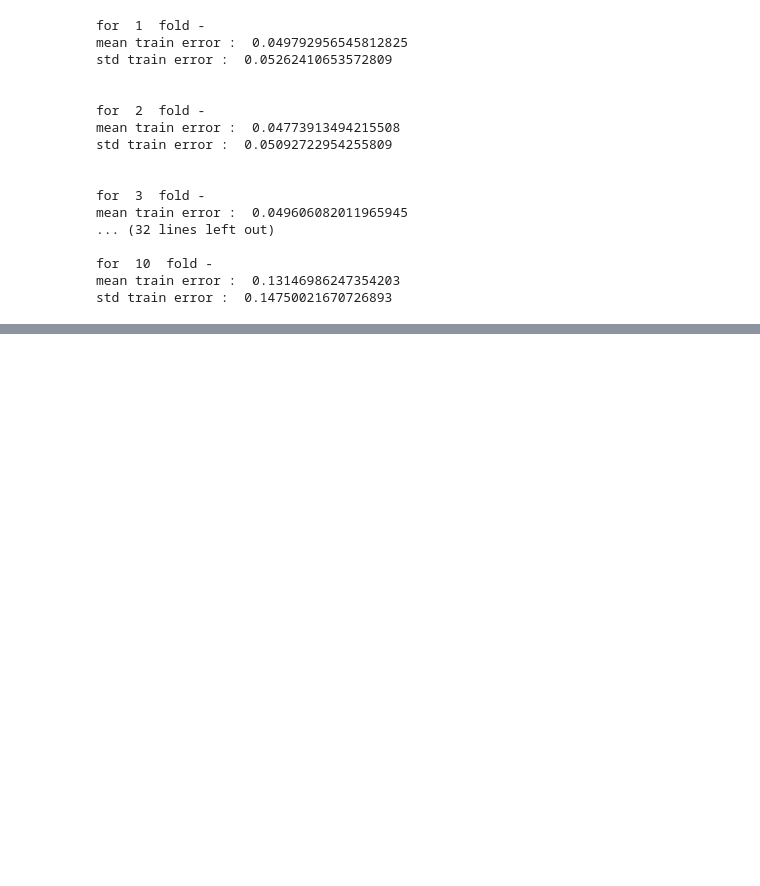
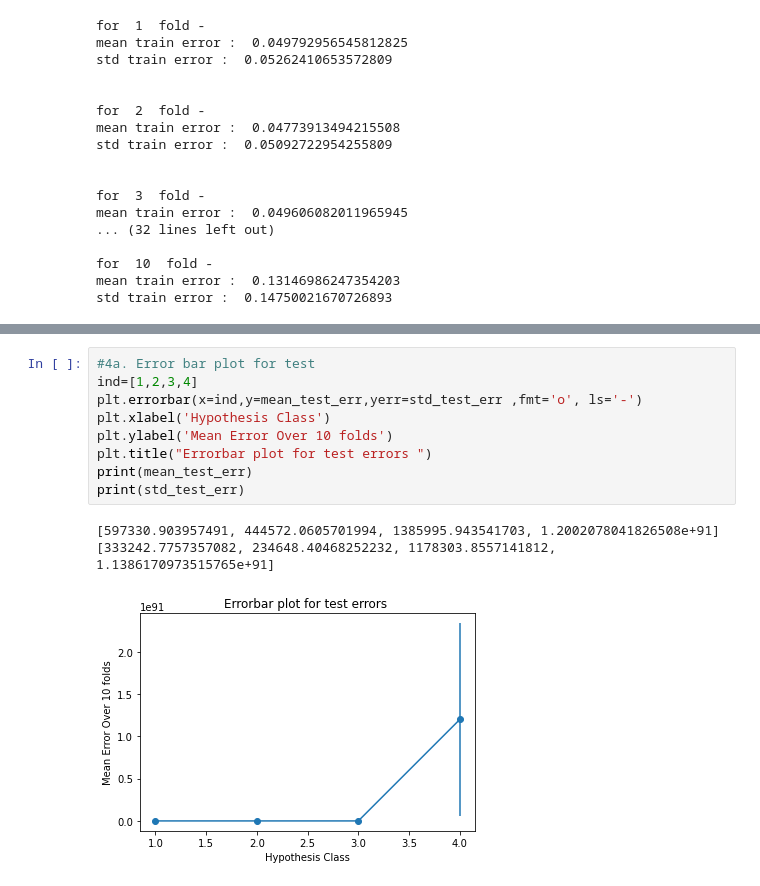
Before and after one commit to chandms/Security_Analytics, a Jupyter notebook: Assignment1/HW1P3.ipynb, the cells around one changed output, grey strips where cells are left out. Saved outputs shown, nothing was run; the diff lists cells and outputs as text; blank space fills up the shorter version.

```diff
--- a/Assignment1/HW1P3.ipynb
+++ b/Assignment1/HW1P3.ipynb
@@ -319,0 +281,13 @@ min training error  0.04773913494215508  at index 2 for Hypothesis  3
+# %%
+#4a. Error bar plot for test
+ind=[1,2,3,4]
+plt.errorbar(x=ind,y=mean_test_err,yerr=std_test_err ,fmt='o', ls='-')
+plt.xlabel('Hypothesis Class')
+plt.ylabel('Mean Error Over 10 folds')
+plt.title("Errorbar plot for test errors ")
+print(mean_test_err)
+print(std_test_err)
+# %% [output]
+[597330.903957491, 444572.0605701994, 1385995.943541703, 1.2002078041826508e+91]
+[333242.7757357082, 234648.40468252232, 1178303.8557141812, 1.1386170973515765e+91]
+[figure, added]
```
Also changed, not shown: parts of 23 cells of this notebook.
